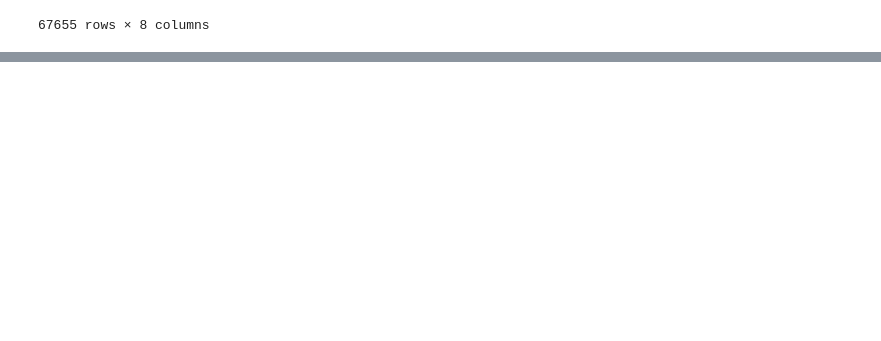
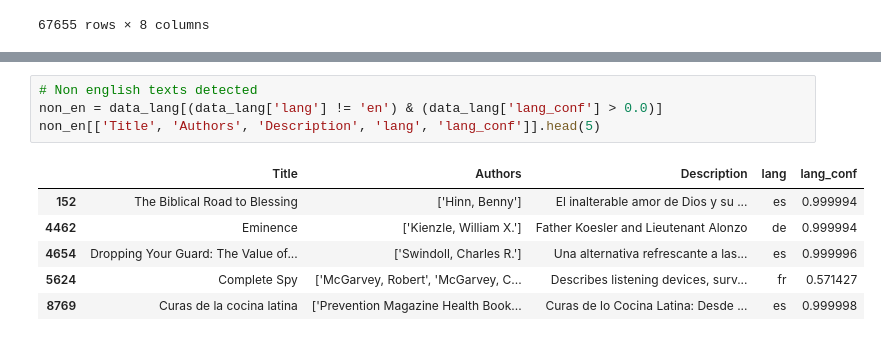
Before and after one commit to marvalkrystof/Book-Recommender-System, a Jupyter notebook: data_processing/data_preprocess.ipynb, the cells around one changed output, grey strips where cells are left out. Drawn from its saved outputs; the diff is of its cells as text; blank space fills up the shorter version.

```diff
--- a/data_processing/data_preprocess.ipynb
+++ b/data_processing/data_preprocess.ipynb
@@ -130,0 +289,11 @@ data_df.to_csv("../data/processed_data.csv", index=False)
+# %%
+# Non english texts detected
+non_en = data_lang[(data_lang['lang'] != 'en') & (data_lang['lang_conf'] > 0.0)]
+non_en[['Title', 'Authors', 'Description', 'lang', 'lang_conf']].head(5)
+# %% [output]
+|  | Title | Authors | Description | lang | lang_conf |
+| 152 | The Biblical Road to Blessing | ['Hinn, Benny'] | El inalterable amor de Dios y su ... | es | 0.999994 |
+| 4462 | Eminence | ['Kienzle, William X.'] | Father Koesler and Lieutenant Alonzo | de | 0.999994 |
+| 4654 | Dropping Your Guard: The Value of... | ['Swindoll, Charles R.'] | Una alternativa refrescante a las... | es | 0.999996 |
+| 5624 | Complete Spy | ['McGarvey, Robert', 'McGarvey, C... | Describes listening devices, surv... | fr | 0.571427 |
+| 8769 | Curas de la cocina latina | ['Prevention Magazine Health Book... | Curas de lo Cocina Latina: Desde ... | es | 0.999998 |
```
Also changed, not shown: parts of 17 cells of this notebook, 1 other file.
